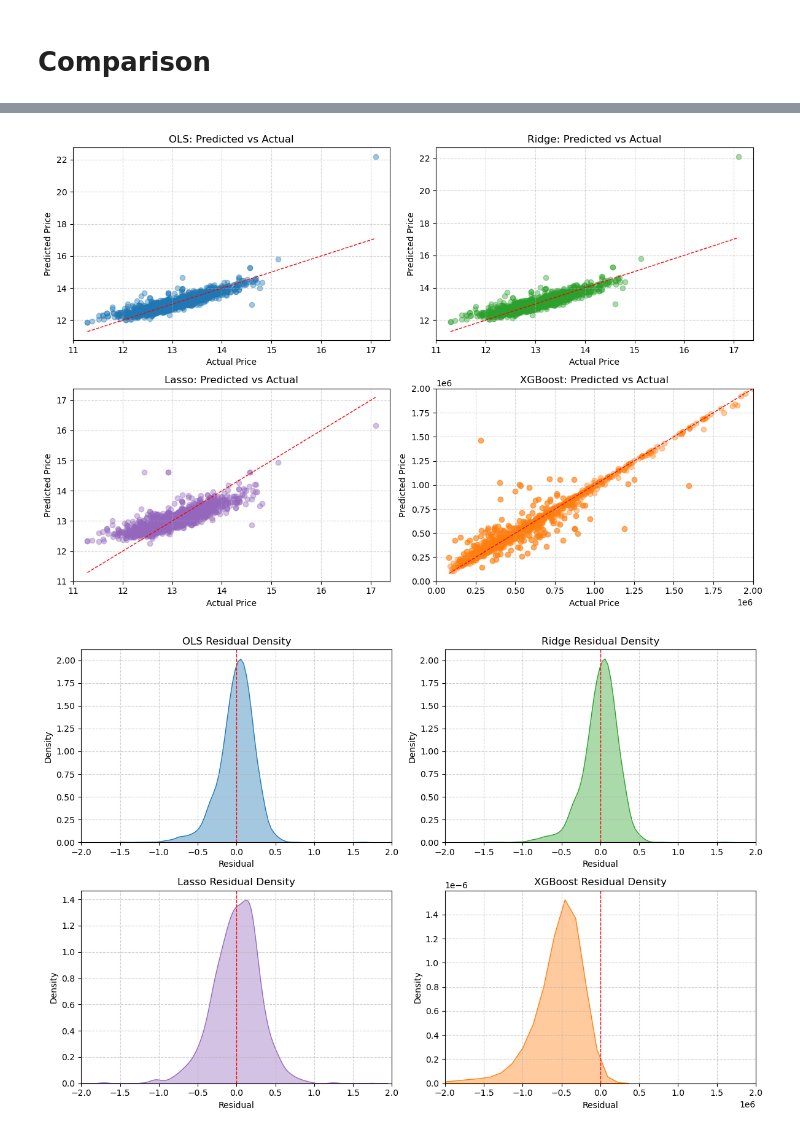
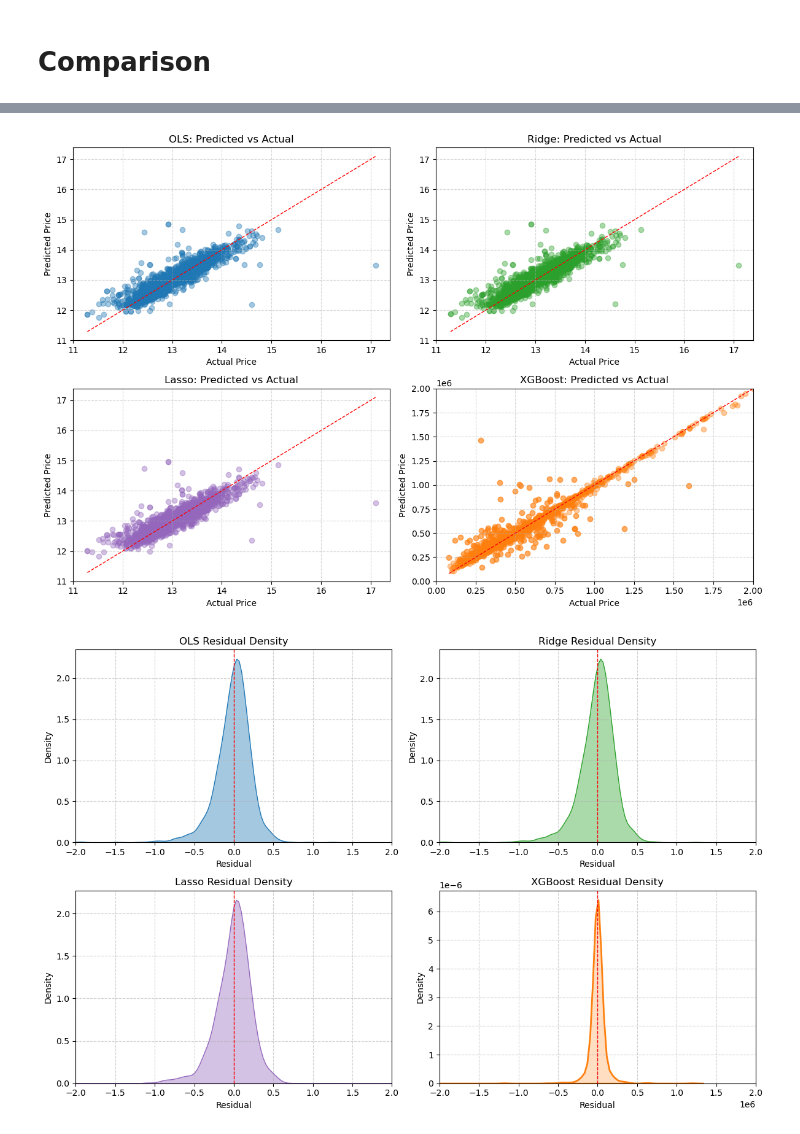
Before and after one commit to JIADAO0302/DSS5104, a Jupyter notebook: D&E.ipynb, the cells around one changed output, grey strips where cells are left out. Saved outputs shown, nothing was run; the diff lists cells and outputs as text; code cells hidden in the pictures.

```diff
--- a/D&E.ipynb
+++ b/D&E.ipynb
@@ -65,7 +84,7 @@ df.drop(columns=cols_to_drop, errors='ignore', inplace=True)
 # %%
 # 3. Definefeatures
 
-X = df.drop(columns=['price', 'log_price'], errors='ignore')
+X = df.drop(columns=['price', 'log_price','price_per_sqft'], errors='ignore')
 y = df[target_col]
 # %%
 if 'yr_renovated_bin' in X.columns:
@@ -733,7 +725,7 @@ model_names = list(scores.keys())
 r2_values = [scores[model][0] for model in model_names]
 axes[0].bar(model_names, r2_values, color=color_r2)
 for i, v in enumerate(r2_values):
-    axes[0].text(i, v + 0.01, f"{v:.2f}", ha='center', fontsize=9)
+    axes[0].text(i, v + 0.01, f"{v:.3f}", ha='center', fontsize=9)
 axes[0].set_title("R² Across Models")
 axes[0].set_ylabel("R² Score")
 axes[0].grid(axis='y', linestyle='--', alpha=0.7)
@@ -742,7 +734,7 @@ axes[0].grid(axis='y', linestyle='--', alpha=0.7)
 mape_values = [scores[model][1] for model in model_names]
 axes[1].bar(model_names, mape_values, color=color_mape)
 for i, v in enumerate(mape_values):
-    axes[1].text(i, v + 0.005, f"{v:.2f}", ha='center', fontsize=9)
+    axes[1].text(i, v + 0.005, f"{v:.4f}", ha='center', fontsize=9)
 axes[1].set_title("MAPE Across Models")
 axes[1].set_ylabel("MAPE")
 axes[1].grid(axis='y', linestyle='--', alpha=0.7)
@@ -818,47 +810,54 @@ for i, (model, (actual, pred)) in enumerate(predictions.items()):
 plt.tight_layout()
 plt.show()
 # %% [output]
-[figure, old version]
+[figure, new version]
 # %%
 import seaborn as sns
 import matplotlib.pyplot as plt
 import numpy as np
 
-
+# 自定义颜色
 colors = {
     'OLS': '#1f77b4',
     'Ridge': '#2ca02c',
     'Lasso': '#9467bd',
     'XGBoost': '#ff7f0e'
 }
 
+# 清理残差
 cleaned_residuals = {}
 for model, res in residuals.items():
     res = np.array(res)
     cleaned = res[np.isfinite(res)]
     cleaned_residuals[model] = cleaned
 
+# XGBoost 残差使用新的绘图方式（你训练出的 y_test_xgb 和 y_pred_xgb）
+residuals_xgb = y_test_xgb - y_pred_xgb  # 替代 residuals['XGBoost']
+
+# 创建子图布局
 fig, axes = plt.subplots(2, 2, figsize=(12, 8))
 
-for i, (model, res) in enumerate(cleaned_residuals.items()):
+# 循环绘图
+for i, model in enumerate(['OLS', 'Ridge', 'Lasso', 'XGBoost']):
     ax = axes[i // 2, i % 2]
-    sns.kdeplot(x=res, ax=ax, fill=True, color=colors[model], alpha=0.4)
+
+    if model != 'XGBoost':
+        sns.kdeplot(x=cleaned_residuals[model], ax=ax, fill=True, color=colors[model], alpha=0.4)
+        ax.set_xlim(-2, 2)
+    else:
+        sns.kdeplot(x=residuals_xgb, ax=ax, fill=True, color=colors[model], linewidth=2)
+        ax.set_xlim(-2e6, 2e6)
+
     ax.axvline(0, color='red', linestyle='--', linewidth=1)
-
-    if model == 'XGBoost':
-        ax.set_xlim(-2e6, 2e6)
-    else:
-        ax.set_xlim(-2, 2)
-
     ax.set_title(f"{model} Residual Density")
     ax.set_xlabel("Residual")
     ax.set_ylabel("Density")
     ax.grid(True, linestyle='--', alpha=0.6)
 
 plt.tight_layout()
 plt.show()
 # %% [output]
-[figure, old version]
+[figure, new version]
 # %%
 import matplotlib.pyplot as plt
 import numpy as np
```
Also changed, not shown: parts of 21 cells of this notebook.
